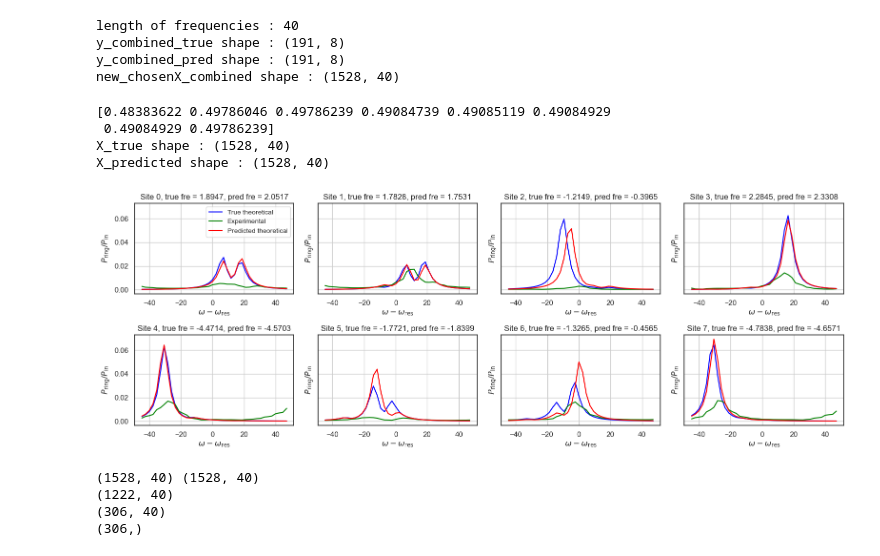
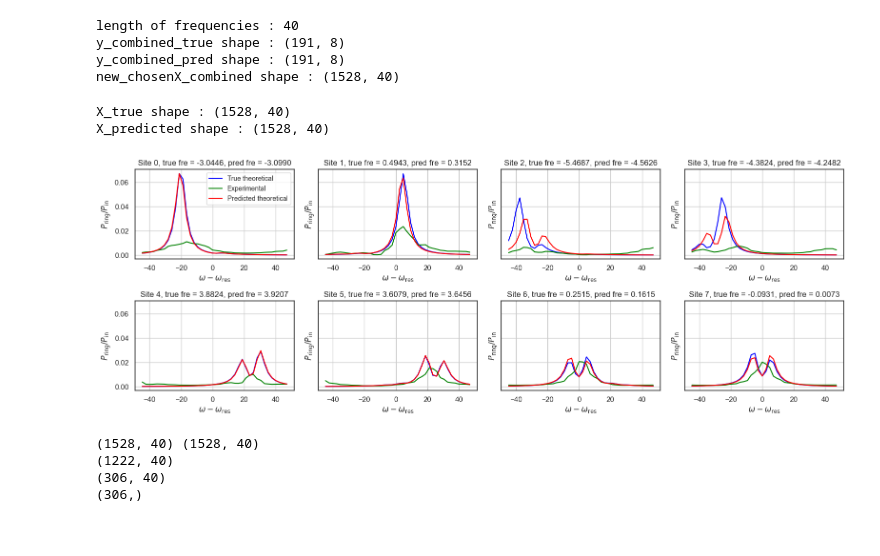
Before and after one commit to pereira-elizabeth/Machine-Learning-to-extract-intrinsic-parameters-for-a-PIC-platform-, a Jupyter notebook: notebooks/case_B_execution.ipynb, the cells around one changed output. Saved outputs shown, nothing was run; the diff lists cells and outputs as text; code cells hidden in the pictures.

```diff
--- a/notebooks/case_B_execution.ipynb
+++ b/notebooks/case_B_execution.ipynb
@@ -455,7 +245,8 @@ Variance of Predictions (Test): [0.07624803]
 # %%
+# plot predicted vs true Hamiltonian parameters
 import pandas as pd
 import seaborn as sns
-y_true =y_train1.flatten() #y_train_scaled.flatten()
+y_true =y_train.flatten() #y_train_scaled.flatten()
 y_pred = y_pred_train1.flatten()
 
 #Convert validation predictions to pandas dataframe
@@ -469,7 +260,7 @@ g = sns.jointplot(x='y_true', y='y_pred', data=df_pred_train, kind="reg")
 # %%
 import pandas as pd
 import seaborn as sns
-y_truet = y_test1.flatten()   #y_test_scaled.flatten()
+y_truet = y_test.flatten()   #y_test_scaled.flatten()
 y_predt = y_pred_test1.flatten()
 
 #Convert validation predictions to pandas dataframe
@@ -517,9 +274,15 @@ def newbiorth1(vl11, vl12,N1):
 # %%
-file_pathfrequencies = os.path.join("frequencies.txt")
-frequencies = 2.*np.pi*np.loadtxt(file_pathfrequencies, delimiter=" ")
+from pathlib import Path
+import numpy as np
 
-frequencies_num = list(enumerate(frequencies))
-print("length of frequencies :", len(frequencies))
+from picml.theory import load_frequencies, generate_case_B_model2_spectra
+# (or from picml.theory import ... if you renamed)
+
+DATA_DIR = Path.cwd().parent / "data"/"case_B"
+freqs = load_frequencies(DATA_DIR / "frequencies.txt", scale_2pi=True)
+
+frequencies_num = list(enumerate(freqs))
+print("length of frequencies :", len(freqs))
 
 y_combined_true = np.concatenate([y_true, y_truet], axis=0)[:1528].reshape(-1, 8)
 y_combined_pred = np.concatenate([y_pred, y_predt], axis=0)[:1528].reshape(-1, 8)
@@ -533,70 +296,51 @@ length of frequencies : 40
 y_combined_true shape : (191, 8)
 y_combined_pred shape : (191, 8)
 new_chosenX_combined shape : (1528, 40)
-# %%
-FSRs_ang = np.array([81.06753754801633, 83.41732126685432, 83.41764401355516, 82.24227030736816,
-                 82.24290670919115, 82.24258850750248, 82.24258850750248, 83.41764401355516])
-FSRs_scaling = FSRs_ang/(2.*np.pi)/4.
-l = [0.15,0.15,0.15,0.15,0.15,0.15,0.15,0.15]
-Losses = l * FSRs_scaling
-print(Losses)
-
-X_true = np.zeros((y_combined_true.shape[0] *y_combined_true.shape[1] , len(frequencies)), dtype=np.float64)
-X_predicted = np.zeros((y_combined_pred.shape[0] *y_combined_pred.shape[1] , len(frequencies)), dtype=np.float64)
-
-for i1 in range(y_combined_true.shape[0]):
-    Ham_true = eigensys(y_combined_true[i1,:],Losses)
-    w_true, vl1_true, vl2_true = linalg.eig(Ham_true, left=True, right=True)
-    vlp1_true, vlp2_true = newbiorth1(vl1_true, vl2_true,y_combined_true.shape[1])
-
-    Ham_predicted = eigensys(y_combined_pred[i1,:],Losses)
-    w_predicted, vl1_predicted, vl2_predicted = linalg.eig(Ham_predicted, left=True, right=True)
-    vlp1_predicted, vlp2_predicted = newbiorth1(vl1_predicted, vl2_predicted,y_combined_pred.shape[1])
-
-    for i2, freq in frequencies_num:
-        X_true[i1 * y_combined_true.shape[1]: (i1 + 1) * y_combined_true.shape[1], i2] = gpower_edited(w_true, vlp1_true, vlp2_true, freq,gamma=0.5)
-        X_predicted[i1 * y_combined_pred.shape[1]: (i1 + 1) * y_combined_pred.shape[1], i2] = gpower_edited(w_predicted, vlp1_predicted, vlp2_predicted, freq,gamma=0.5)
-print("X_true shape :", X_true.shape)
-print("X_predicted shape :", X_predicted.shape)
-# %% [output]
-[0.48383622 0.49786046 0.49786239 0.49084739 0.49085119 0.49084929
- 0.49084929 0.49786239]
-X_true shape : (1528, 40)
-X_predicted shape : (1528, 40)
+# %%
+X_true, X_predicted = (
+    generate_case_B_model2_spectra(
+        y_combined_true,
+        y_combined_pred,
+        frequencies=freqs,
+        gamma=0.1,
+        coupling=0.82,
+    )
+)
+print("X_true shape :", X_true.shape)
+print("X_predicted shape :", X_predicted.shape)
+# %% [output]
+X_true shape : (1528, 40)
+X_predicted shape : (1528, 40)
 # %%
 import numpy as np
 import matplotlib.pyplot as plt
 
-plotx = frequencies
+plotx = freqs
 
 
 fig, axes = plt.subplots(nrows=2, ncols=4, figsize=(16, 6), sharex=True, sharey=True)
-#fig.suptitle("Experimental vs Theoretical Spectra", fontsize=16)
 
-k = 7 #0 to 39
+k = 5 #0 to 39
 for i in range(8):
     ax = axes[i // 4, i % 4]  # Row-major order: 2 rows, 4 columns
 
-    ax.plot(frequencies, X_true[i+(8*k), :], label='True theoretical', color='blue')
-    ax.plot(frequencies, new_chosenX_combined[i+(8*k), :], label='Experimental', color='green')
-    #ax.plot(frequencies, non_comp_X[i+(8*k), :], label='Experimental (norm) (not compensated)', color='green')
-    ax.plot(frequencies, X_predicted[i+(8*k), :], label='Predicted theoretical', color='red')
+    ax.plot(freqs, X_true[i+(8*k), :], label='True theoretical', color='blue')
+    ax.plot(freqs, new_chosenX_combined[i+(8*k), :], label='Experimental', color='green')
+    ax.plot(freqs, X_predicted[i+(8*k), :], label='Predicted theoretical', color='red')
 
     #ax.set_title(f"Site {i}, sample {k+1}")
     ax.set_title(f"Site {i}, true fre = {y_combined_true[k,i]:.4f}, pred fre = {y_combined_pred[k,i]:.4f}")
     ax.set_xlabel(r"$\omega-\omega_{\mathrm{res}}$")
     ax.set_ylabel(r"$P_{\mathrm{ring}}/P_{\mathrm{in}}$")
-    #ax.set_ylim(y_min, y_max)
     ax.grid(True)
 
     if i // 4 == 0:  # First row: force show x-tick labels
         ax.tick_params(labelbottom=True)
 
     if i == 0:
         ax.legend(fontsize=10)
 
 plt.tight_layout(rect=[0, 0, 1, 0.95])  # Leave space for the suptitle
-#plt.savefig("spectra_sample_24.png", dpi=300, bbox_inches='tight')
 plt.show()
 # %% [output]
-[figure, old version]
+[figure, new version]
```
Also changed, not shown: parts of 58 cells of this notebook, 1 other file.
